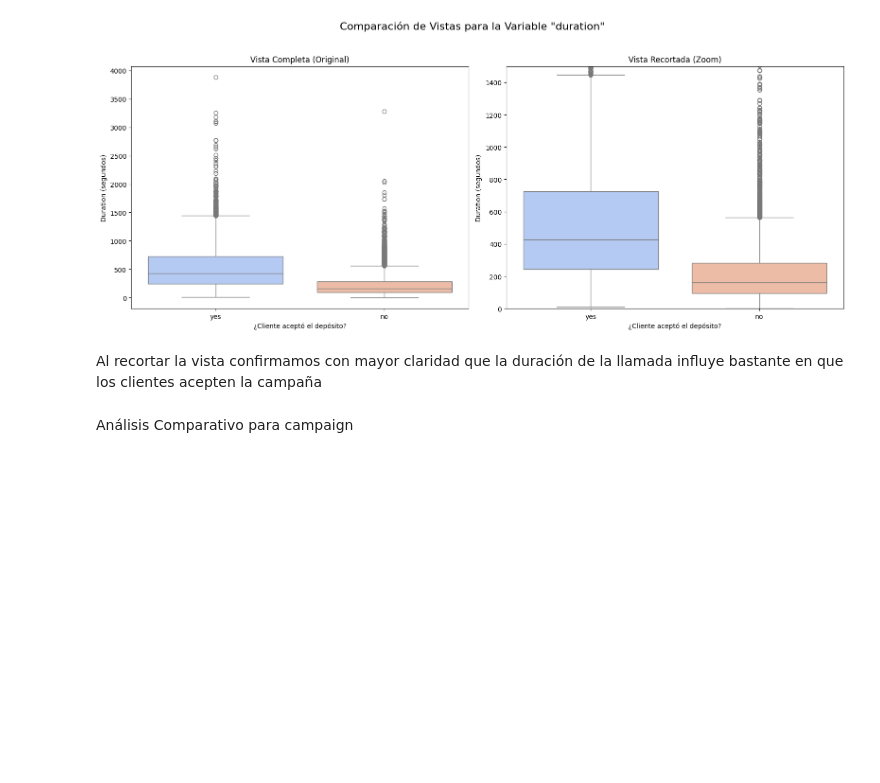
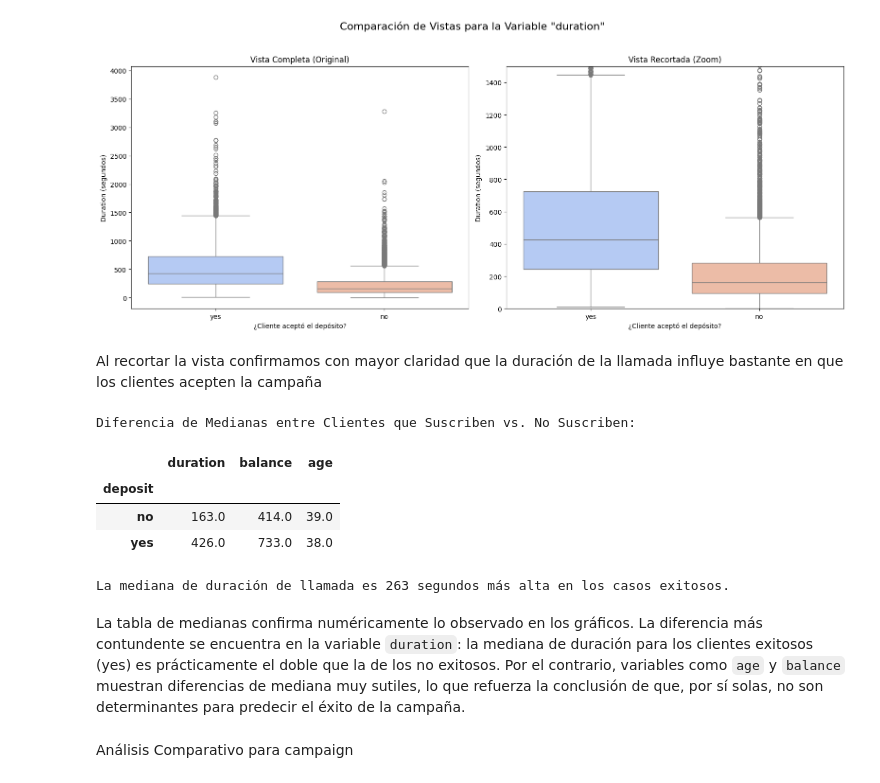
Before and after one commit to AlejandroOrregoRoldan/Analisis-de-Datos, a Jupyter notebook: proyecto_aula/Analisis_Marketing_Bancario.ipynb, the cells around one changed output. Saved outputs shown, nothing was run; the diff lists cells and outputs as text; code cells hidden in the pictures; blank space fills up the shorter version.

```diff
--- a/proyecto_aula/Analisis_Marketing_Bancario.ipynb
+++ b/proyecto_aula/Analisis_Marketing_Bancario.ipynb
@@ -544,6 +540,23 @@ plt.show()
 [figure]
 # %% [markdown]
 Al recortar la vista confirmamos con mayor claridad que la duración de la llamada influye bastante en que los clientes acepten la campaña
+# %%
+metricas_resumen = df.groupby('deposit')[['duration', 'balance', 'age']].median()
+
+print("Diferencia de Medianas entre Clientes que Suscriben vs. No Suscriben:")
+display(metricas_resumen)
+
+diff_duration = metricas_resumen.loc['yes', 'duration'] - metricas_resumen.loc['no', 'duration']
+print(f"\nLa mediana de duración de llamada es {diff_duration:.0f} segundos más alta en los casos exitosos.")
+# %% [output]
+Diferencia de Medianas entre Clientes que Suscriben vs. No Suscriben:
+|  | duration | balance | age |
+| deposit |  |  |  |
+| no | 163.0 | 414.0 | 39.0 |
+| yes | 426.0 | 733.0 | 38.0 |
+La mediana de duración de llamada es 263 segundos más alta en los casos exitosos.
+# %% [markdown]
+La tabla de medianas confirma numéricamente lo observado en los gráficos. La diferencia más contundente se encuentra en la variable `duration`: la mediana de duración para los clientes exitosos (yes) es prácticamente el doble que la de los no exitosos. Por el contrario, variables como `age` y `balance` muestran diferencias de mediana muy sutiles, lo que refuerza la conclusión de que, por sí solas, no son determinantes para predecir el éxito de la campaña.
 # %% [markdown]
 Análisis Comparativo para campaign
 # %%
```
Also changed, not shown: parts of 5 cells of this notebook, 4 other files.
